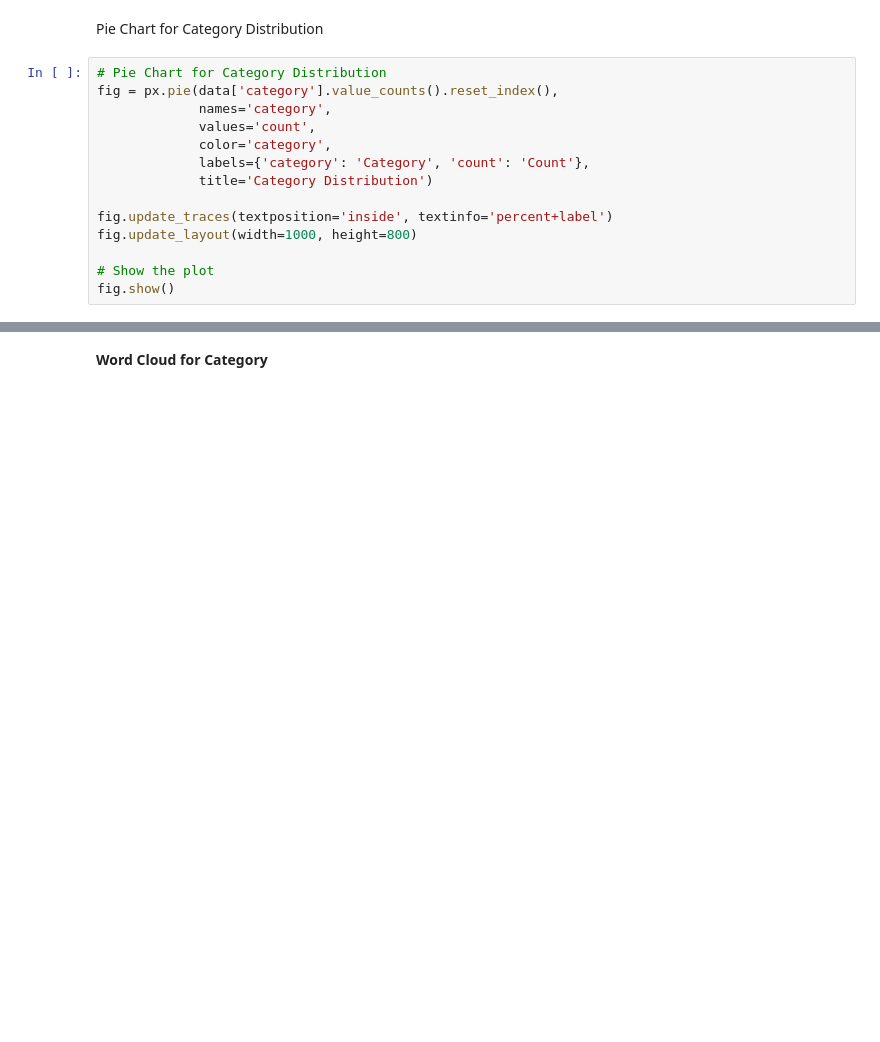
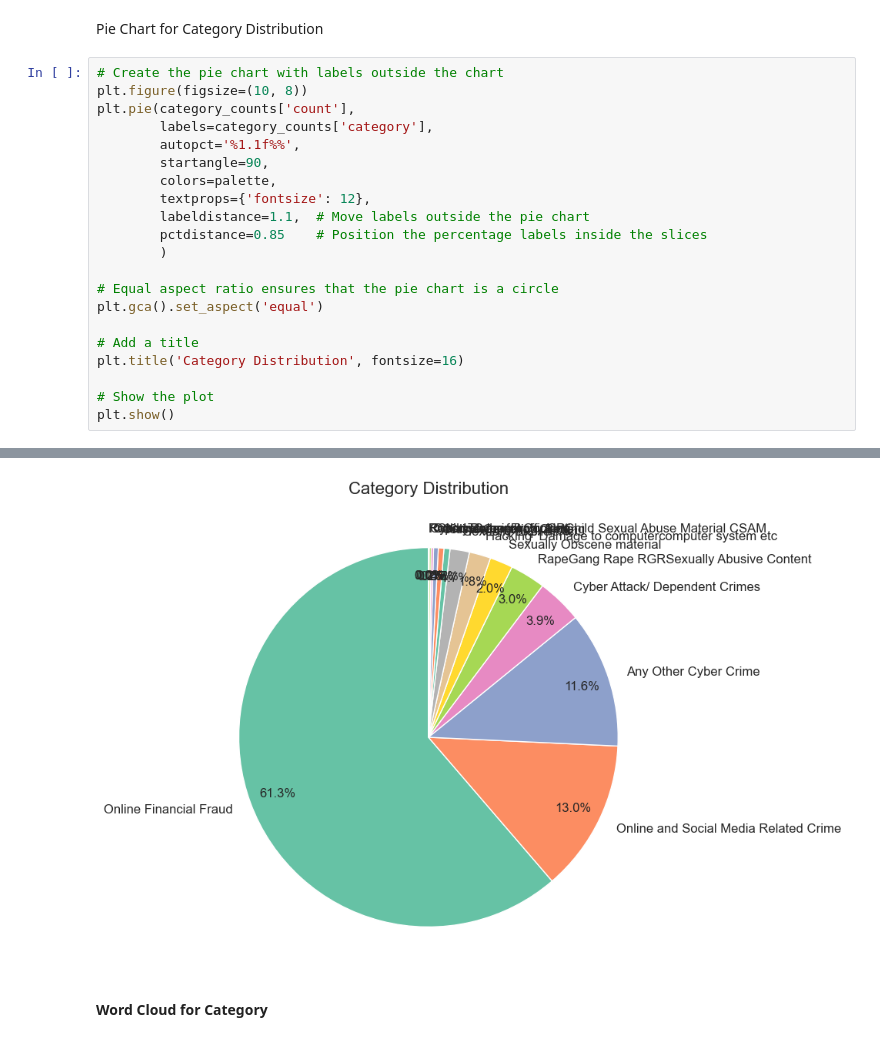
Before and after one commit to AbhishekGreenByte/india-ai-cyber-hack-2024, a Jupyter notebook: content/jupiter-notebook/EDA.ipynb, the cells around one changed output, grey strips where cells are left out. Drawn from its saved outputs; the diff is of its cells as text; blank space fills up the shorter version.

```diff
--- a/content/jupiter-notebook/EDA.ipynb
+++ b/content/jupiter-notebook/EDA.ipynb
@@ -59,17 +74,24 @@ fig.show()
 # %% [markdown]
 Pie Chart for Category Distribution
 # %%
-# Pie Chart for Category Distribution
-fig = px.pie(data['category'].value_counts().reset_index(),
-             names='category',
-             values='count',
-             color='category',
-             labels={'category': 'Category', 'count': 'Count'},
-             title='Category Distribution')
+# Create the pie chart with labels outside the chart
+plt.figure(figsize=(10, 8))
+plt.pie(category_counts['count'],
+        labels=category_counts['category'],
+        autopct='%1.1f%%',
+        startangle=90,
+        colors=palette,
+        textprops={'fontsize': 12},
+        labeldistance=1.1,  # Move labels outside the pie chart
+        pctdistance=0.85    # Position the percentage labels inside the slices
+        )
 
-fig.update_traces(textposition='inside', textinfo='percent+label')
-fig.update_layout(width=1000, height=800)
+# Equal aspect ratio ensures that the pie chart is a circle
+plt.gca().set_aspect('equal')
+
+# Add a title
+plt.title('Category Distribution', fontsize=16)
 
 # Show the plot
-fig.show()
+plt.show()
 # %% [output]
@@ -77,3 +98,4 @@ fig.show()
+[figure, added]
 # %% [markdown]
 **Word Cloud for Category**
 # %%
```
Also changed, not shown: parts of 4 cells of this notebook.
